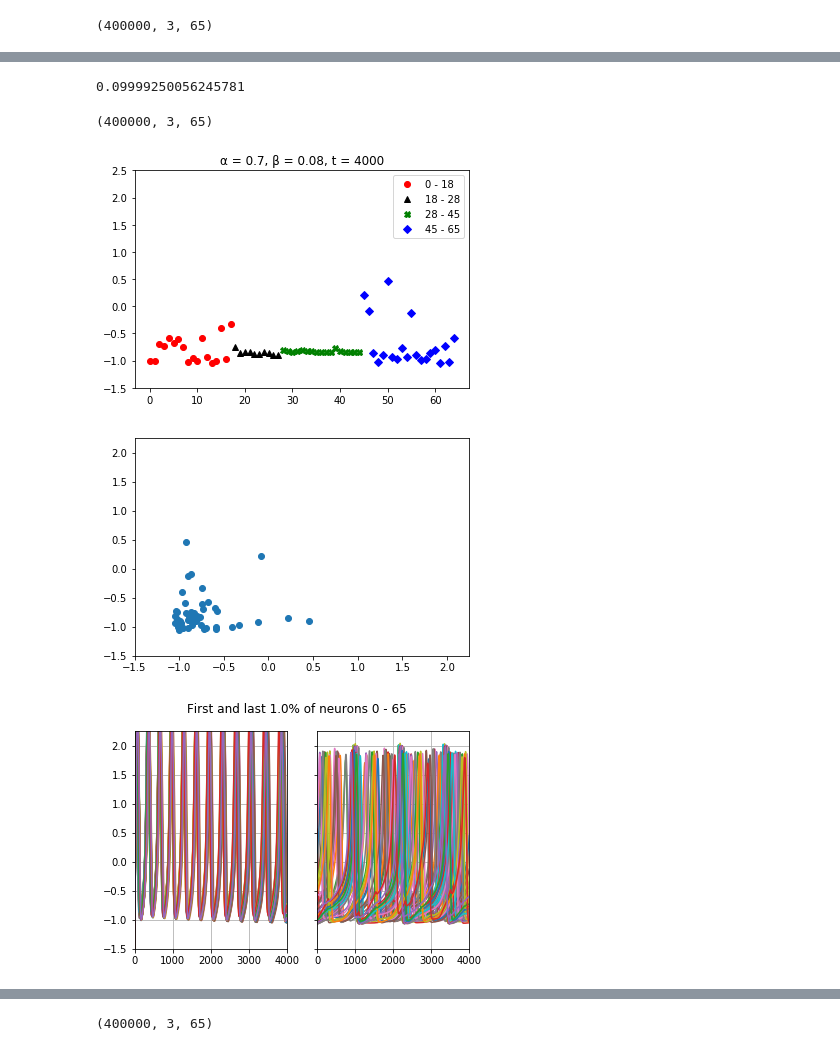
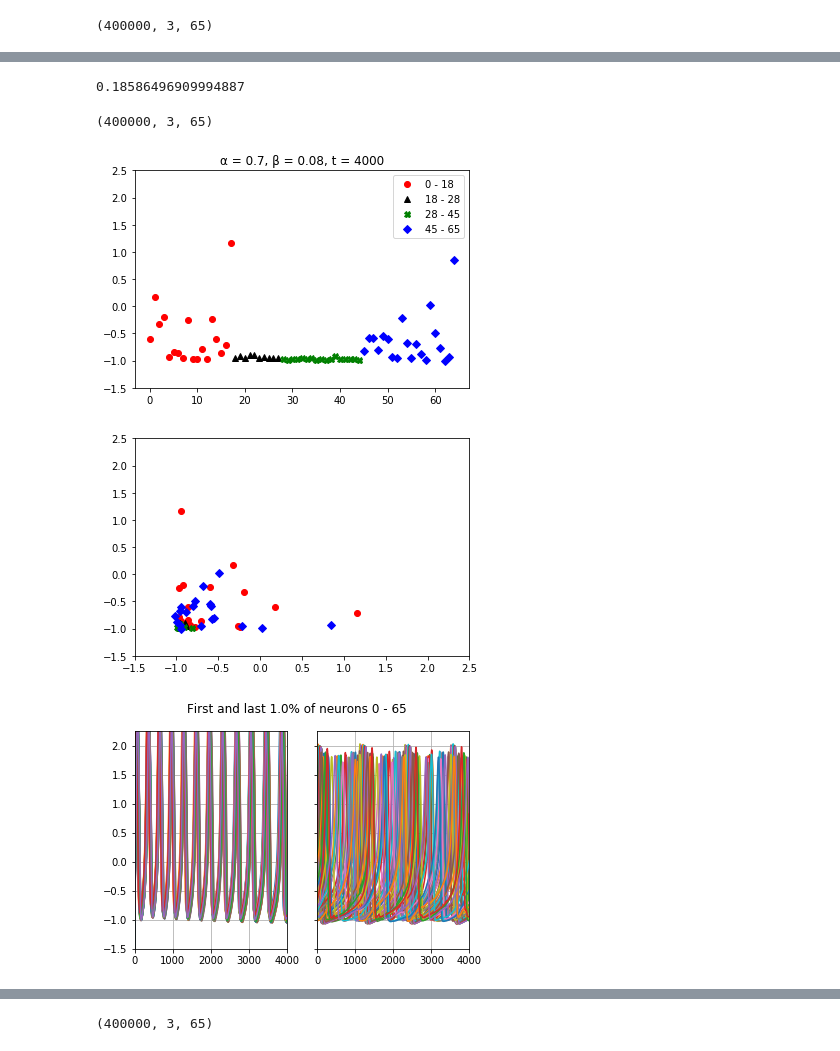
Before and after one commit to henmitch/chimera-2019, a Jupyter notebook: code/sim.ipynb, the cells around one changed output, grey strips where cells are left out. Cells and saved outputs as stored; diff of their text form; code cells hidden in the pictures.

```diff
--- a/code/sim.ipynb
+++ b/code/sim.ipynb
@@ -79,8 +78,14 @@ def plot_beginning_and_end(y, start, end, p=0.99, legend=False, title=True, chan
         ax1.legend(loc="lower left")
     if title:
         plt.suptitle(f"First and last {100*p}% of neurons {start} - {end}")
-# %%
-def plot_state_diagram(x):
-    plt.plot(x[1:], x[:-1], "o")
-    plt.xlim([-1.5, 2.25])
-    plt.ylim([-1.5, 2.25])
+# %%
+def plot_state_diagram(y, cortices=None, lim=[-1.5, 2.5]):
+    if cortices is None:
+        cortices = [[0, y.size]]
+    m = iter(markers[:len(cortices)])
+    ytp1 = y[:-1]
+    yt = y[1:]
+    for cortex in cortices:
+        plt.plot(yt[cortex[0]:cortex[1]], ytp1[cortex[0]:cortex[1]], next(m))
+    plt.xlim(lim)
+    plt.ylim(lim)
@@ -274,6 +273,6 @@ params = (b, i0, x_rev, λ, θ, μ, s, x_rest, α, n1, β, n2, G1, G2)
 # %%
 %%time
 sol_sc = solve_ivp(fun=lambda t_in, y_in: hr_dots(y_in, t_in, *params),
-                      t_span=(0, tmax), y0=ivs.reshape(ivs.size),
-                      max_step=1e-1, dense_output=True, method="RK45")
+                   t_span=(0, tmax), y0=ivs.reshape(ivs.size),
+                   dense_output=True, method="RK45")
 # %% [output]
@@ -281,7 +280,7 @@ Wall time: 2min 16s
 # %%
 tmax/len(sol_sc.t)
 # %% [output]
-0.09999250056245781
+0.18586496909994887
 # %%
 vals_sc = sol_sc.sol(t).T
 vals_sc = vals_sc.reshape(-1, 3, 65)
@@ -292,17 +291,17 @@ vals_sc.shape
 with open("../data/vals_sc.pkl", "wb") as f:
     pickle.dump(vals_sc, f)
 # %%
-plot_final_state(vals=vals_sc, cortices=cortices, legend=True, title="α = {}, β = {}, t = {}".format(α, β, tmax))
+plot_final_state(y=vals_sc, cortices=cortices, legend=True, title="α = {}, β = {}, t = {}".format(α, β, tmax))
 # %% [output]
-[figure, old version]
+[figure, new version]
 # %%
-plot_state_diagram(vals_sc[-1, 0, :])
+plot_state_diagram(vals_sc[-1, 0, :], cortices=cortices)
 # %% [output]
-[figure, old version]
+[figure, new version]
 # %%
 plot_beginning_and_end(vals_sc, 0, 65, legend=False, p=p)
 # %% [output]
-[figure, old version]
+[figure, new version]
 # %%
 plot_beginning_and_end(vals_sc, 0, 18, p=p)
 # %% [output]
```
Also changed, not shown: parts of 42 cells of this notebook, 1 other file.
